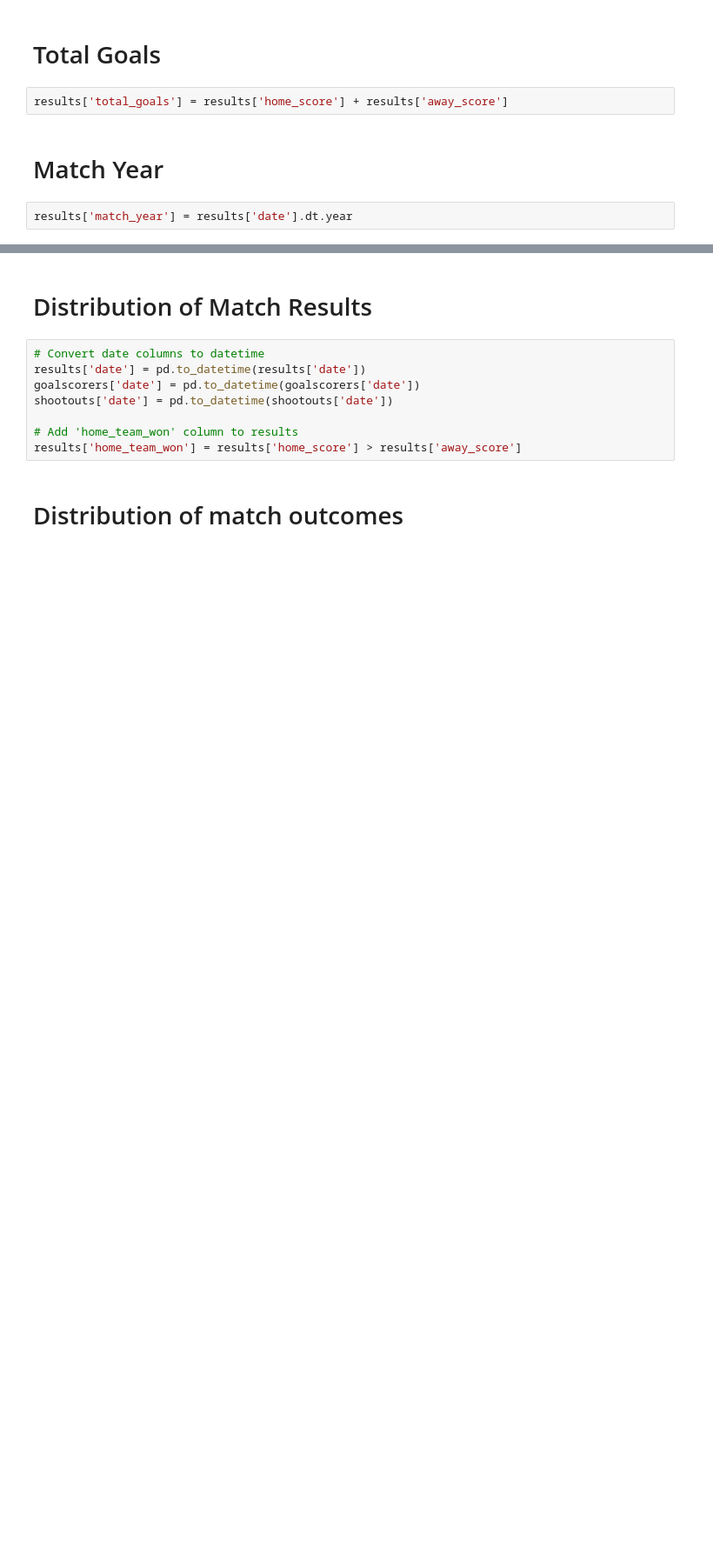
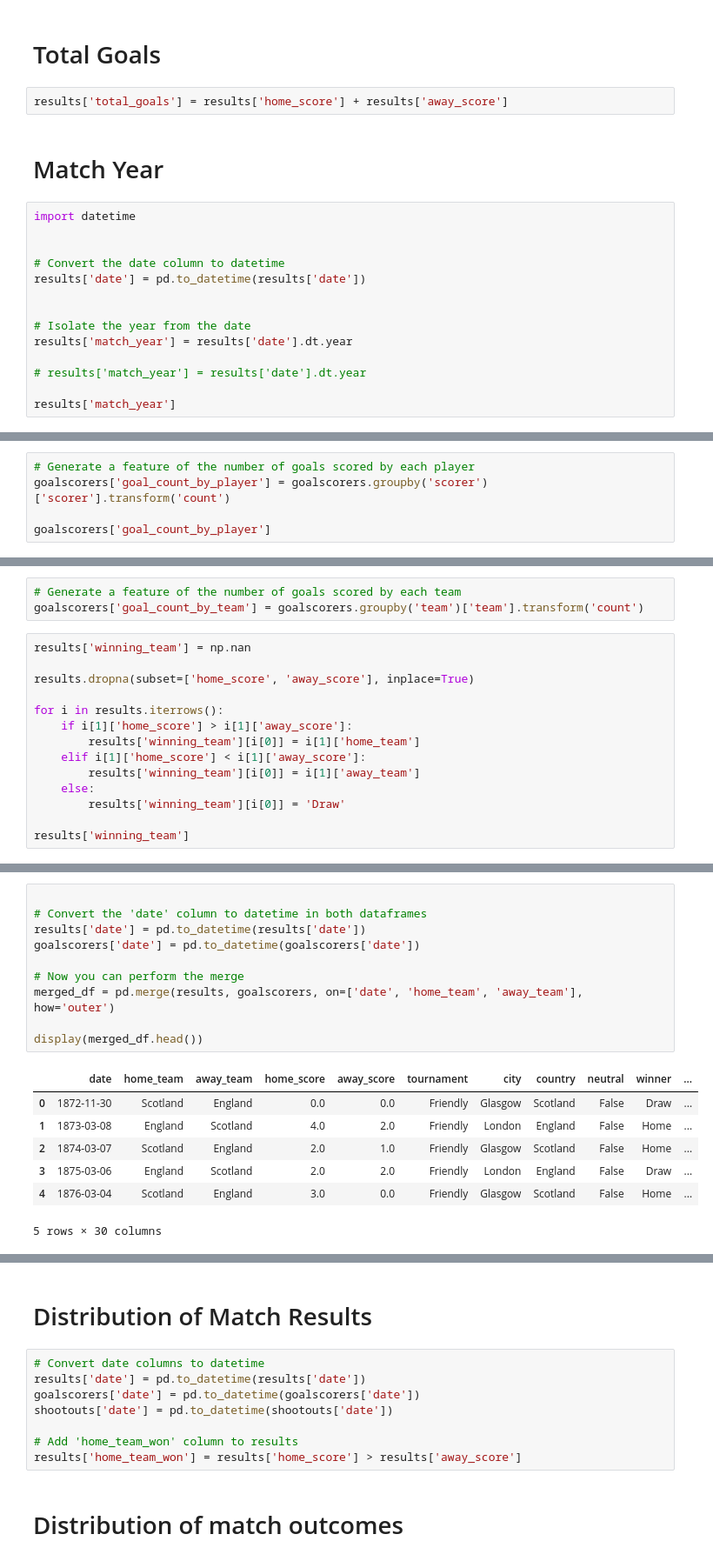
Before and after one commit to edenede2/MLcourse, a Jupyter notebook: a2/sectionA.ipynb, the cells around one changed output, grey strips where cells are left out. Shown at 87% size. Cells and saved outputs as stored; diff of their text form; blank space fills up the shorter version.

Commit message:
all the new features and the demended features in the "merged_df"

```diff
--- a/a2/sectionA.ipynb
+++ b/a2/sectionA.ipynb
@@ -176,4 +336,16 @@ results['total_goals'] = results['home_score'] + results['away_score']
 # %% [markdown]
 # Match Year
 # %%
+import datetime
+
+
+# Convert the date column to datetime
+results['date'] = pd.to_datetime(results['date'])
+
+
+# Isolate the year from the date
 results['match_year'] = results['date'].dt.year
+
+# results['match_year'] = results['date'].dt.year
+
+results['match_year']
@@ -179,0 +435,5 @@ results['match_year'] = results['date'].dt.year
+# %%
+# Generate a feature of the number of goals scored by each player
+goalscorers['goal_count_by_player'] = goalscorers.groupby('scorer')['scorer'].transform('count')
+
+goalscorers['goal_count_by_player']
@@ -179,0 +453,17 @@ results['match_year'] = results['date'].dt.year
+# %%
+# Generate a feature of the number of goals scored by each team
+goalscorers['goal_count_by_team'] = goalscorers.groupby('team')['team'].transform('count')
+# %%
+results['winning_team'] = np.nan
+
+results.dropna(subset=['home_score', 'away_score'], inplace=True)
+
+for i in results.iterrows():
+    if i[1]['home_score'] > i[1]['away_score']:
+        results['winning_team'][i[0]] = i[1]['home_team']
+    elif i[1]['home_score'] < i[1]['away_score']:
+        results['winning_team'][i[0]] = i[1]['away_team']
+    else:
+        results['winning_team'][i[0]] = 'Draw'
+
+results['winning_team']
@@ -179,0 +502,18 @@ results['match_year'] = results['date'].dt.year
+# %%
+
+# Convert the 'date' column to datetime in both dataframes
+results['date'] = pd.to_datetime(results['date'])
+goalscorers['date'] = pd.to_datetime(goalscorers['date'])
+
+# Now you can perform the merge
+merged_df = pd.merge(results, goalscorers, on=['date', 'home_team', 'away_team'], how='outer')
+
+display(merged_df.head())
+# %% [output]
+|  | date | home_team | away_team | home_score | away_score | tournament | city | country | neutral | winner | ... |
+| 0 | 1872-11-30 | Scotland | England | 0.0 | 0.0 | Friendly | Glasgow | Scotland | False | Draw | ... |
+| 1 | 1873-03-08 | England | Scotland | 4.0 | 2.0 | Friendly | London | England | False | Home | ... |
+| 2 | 1874-03-07 | Scotland | England | 2.0 | 1.0 | Friendly | Glasgow | Scotland | False | Home | ... |
+| 3 | 1875-03-06 | England | Scotland | 2.0 | 2.0 | Friendly | London | England | False | Draw | ... |
+| 4 | 1876-03-04 | Scotland | England | 3.0 | 0.0 | Friendly | Glasgow | Scotland | False | Home | ... |
+5 rows × 30 columns
```
Also changed, not shown: parts of 23 cells of this notebook.
